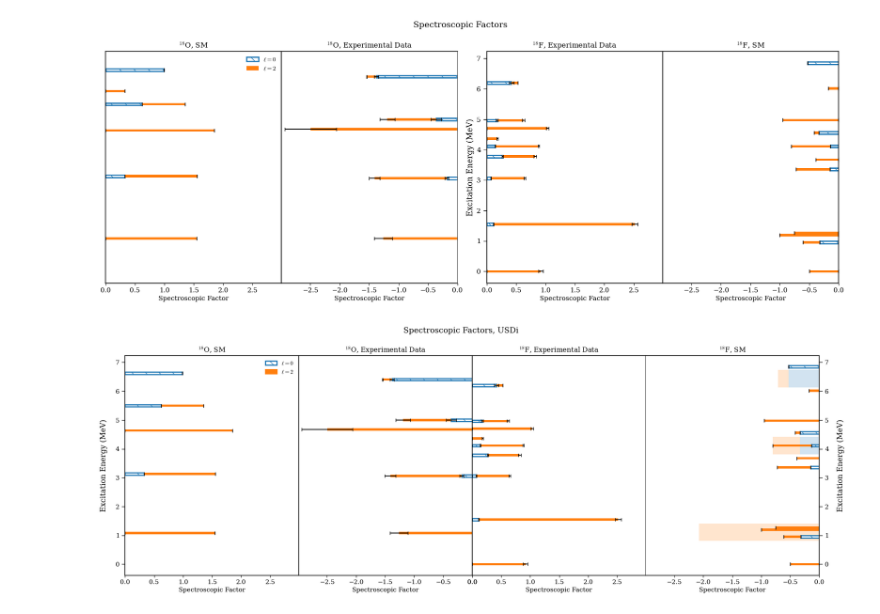
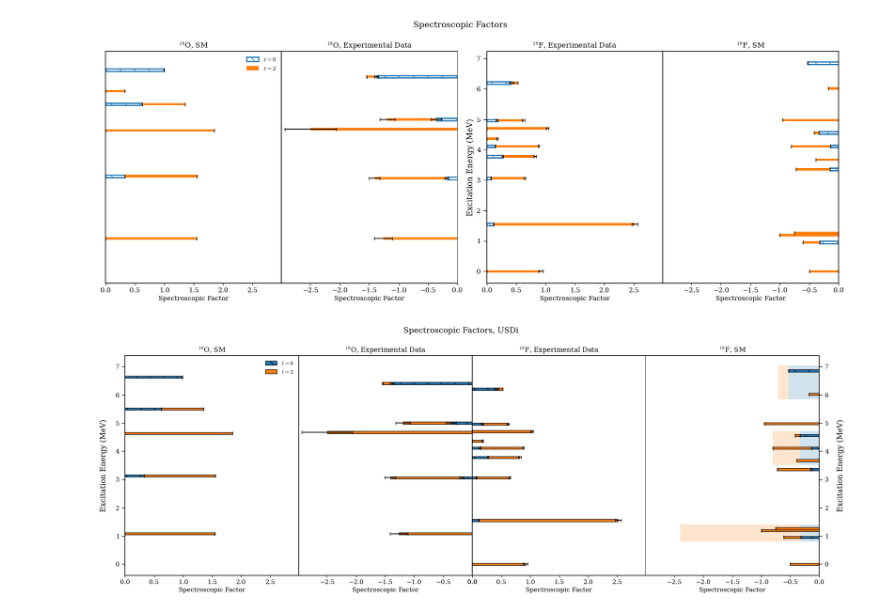
Before and after one commit to annakawecka/digios, a Jupyter notebook: analysis/corrected_working/python_plots/plotting.ipynb, the cells around one changed output. Cells and saved outputs as stored; diff of their text form; code cells hidden in the pictures.

```diff
--- a/analysis/corrected_working/python_plots/plotting.ipynb
+++ b/analysis/corrected_working/python_plots/plotting.ipynb
@@ -544,7 +544,7 @@ def mirror_plot_4_2yax(left1, right2, left3, right4, summed_left, summed_right,
     directions = ["left", "right", "left", "right"]
 
     bar_height = 0.08
-    sum_bar_height = 0.6
+    sum_bar_height = np.array([0.6, 1.2, 1.2])
 
     fig = plt.figure(figsize=(22, 7))
     gs = fig.add_gridspec(1, 4, width_ratios=[1., 1., 1., 1.], wspace=0.0)
@@ -557,9 +557,9 @@ def mirror_plot_4_2yax(left1, right2, left3, right4, summed_left, summed_right,
     axes = [ax0, ax1, ax2, ax3]
 
     E, e0, e2, u0, u2 = summed_left
-    ax0.barh(E, e0, height=sum_bar_height,
+    ax0.barh(E, e0, height=bar_height,
              color='tab:blue', alpha=0.2, edgecolor='none', zorder=0)
-    ax0.barh(E, e2, height=sum_bar_height, left=e0,
+    ax0.barh(E, e2, height=bar_height, left=e0,
              color='tab:orange', alpha=0.2, edgecolor='none', zorder=0)
 
     E, e0, e2, u0, u2 = summed_right
@@ -574,16 +574,16 @@ def mirror_plot_4_2yax(left1, right2, left3, right4, summed_left, summed_right,
 
         if direction == "left":
             ax.barh(E, e0, height=bar_height, xerr=u0,
-                    color='white', edgecolor='tab:blue', hatch='\\', fill=True, capsize=3, linewidth=2)
+                    color='tab:blue', edgecolor='black', hatch='\\', fill=True, capsize=3, linewidth=1)
             ax.barh(E, e2, height=bar_height, left=e0, xerr=u2,
-                    color='tab:orange', capsize=3, linewidth=2)
+                    color='tab:orange', edgecolor='black', capsize=3, linewidth=1)
             ax.set_xlim(0, 2.99)
 
         else:
             ax.barh(E, -e0, height=bar_height, xerr=u0,
-                    color='white', edgecolor='tab:blue', hatch='\\', fill=True, capsize=3, linewidth=2)
+                    color='tab:blue', edgecolor='black', hatch='\\', fill=True, capsize=3, linewidth=1)
             ax.barh(E, -e2, height=bar_height, left=-e0, xerr=u2,
-                    color='tab:orange', capsize=3, linewidth=2)
+                    color='tab:orange', edgecolor='black', capsize=3, linewidth=1)
             ax.set_xlim(-2.99, 0)
 
         ax.set_title(titles[i], fontsize=12)
@@ -591,8 +591,8 @@ def mirror_plot_4_2yax(left1, right2, left3, right4, summed_left, summed_right,
         ax.set_xlabel("Spectroscopic Factor", fontsize=11)
 
         legend_handles = [
-            Patch(facecolor='white', edgecolor='tab:blue', hatch='\\', linewidth=2, label=r'$\ell=0$'),
-            Patch(facecolor='tab:orange', edgecolor='tab:orange', linewidth=2, label=r'$\ell=2$')
+            Patch(facecolor='tab:blue', edgecolor='black', hatch='\\', linewidth=1, label=r'$\ell=0$'),
+            Patch(facecolor='tab:orange', edgecolor='black', linewidth=1, label=r'$\ell=2$')
         ]
 
         if i == 0:
@@ -623,32 +623,32 @@ def mirror_plot_4_2yax(left1, right2, left3, right4, summed_left, summed_right,
     axes[3].tick_params(axis='y',
                     which='both',
                     direction='out',
                     pad=4,
                     width=1,
                     length=6,
                     left=False,
                     right=True,
                     labelright=True)
 
     axes[3].spines['right'].set_visible(True)
     axes[3].spines['left'].set_visible(False)
 
     fig.suptitle(main_title, fontsize=14)
     fig.patch.set_facecolor('white')
 
     #axes[0].spines['right'].set_visible(False)
     #axes[1].spines['left'].set_visible(False)
     #axes[2].spines['right'].set_visible(False)
     #axes[3].spines['left'].set_visible(False)
 
     plt.rcParams['axes.linewidth'] = 1.2
     plt.savefig(filename, dpi=600, bbox_inches="tight", format="pdf")
     plt.show()
 
 mirror_plot_4_2yax(
     O_SMi_shifted, O_exp_shifted, F_exp, F_SMi, O_SMi_summed_shifted, F_SMi_summed,
     r"Spectroscopic Factors, USDi", "18O_18F_4_2yax_usdi.pdf"
 )
 # %% [output]
-[figure, old version]
+[figure, new version]
 # %%
```
Also changed, not shown: parts of 4 cells of this notebook, 1 other file.
